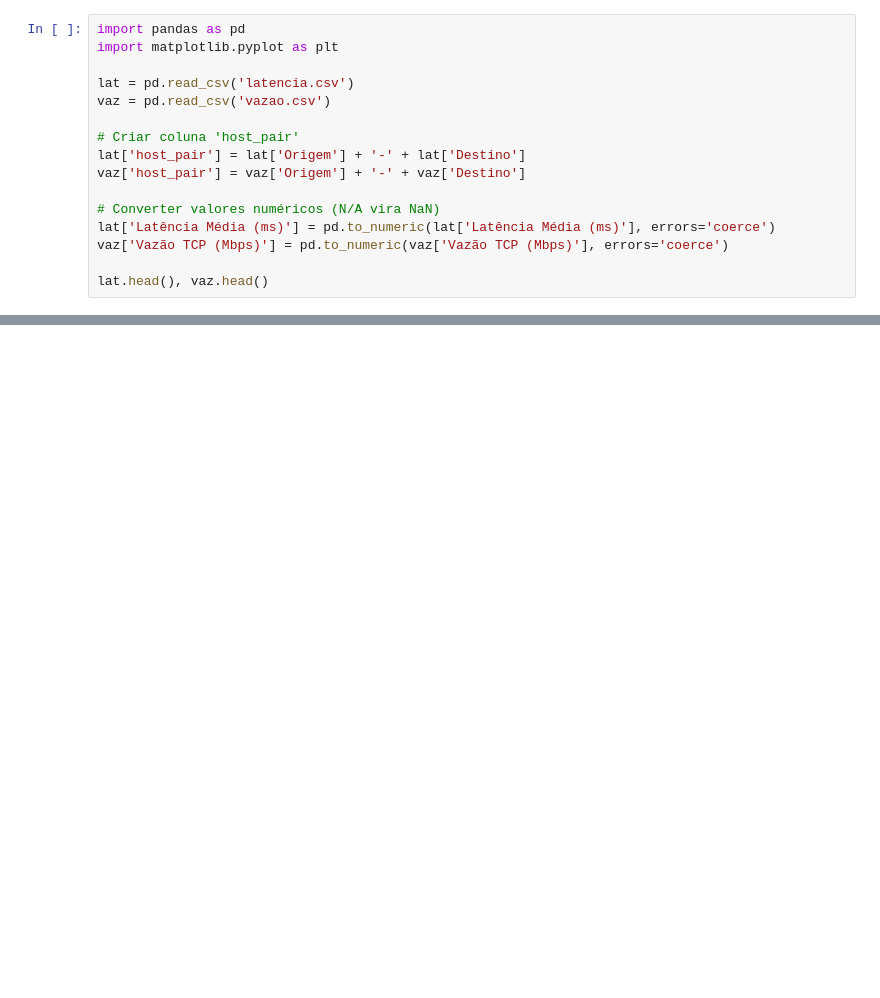
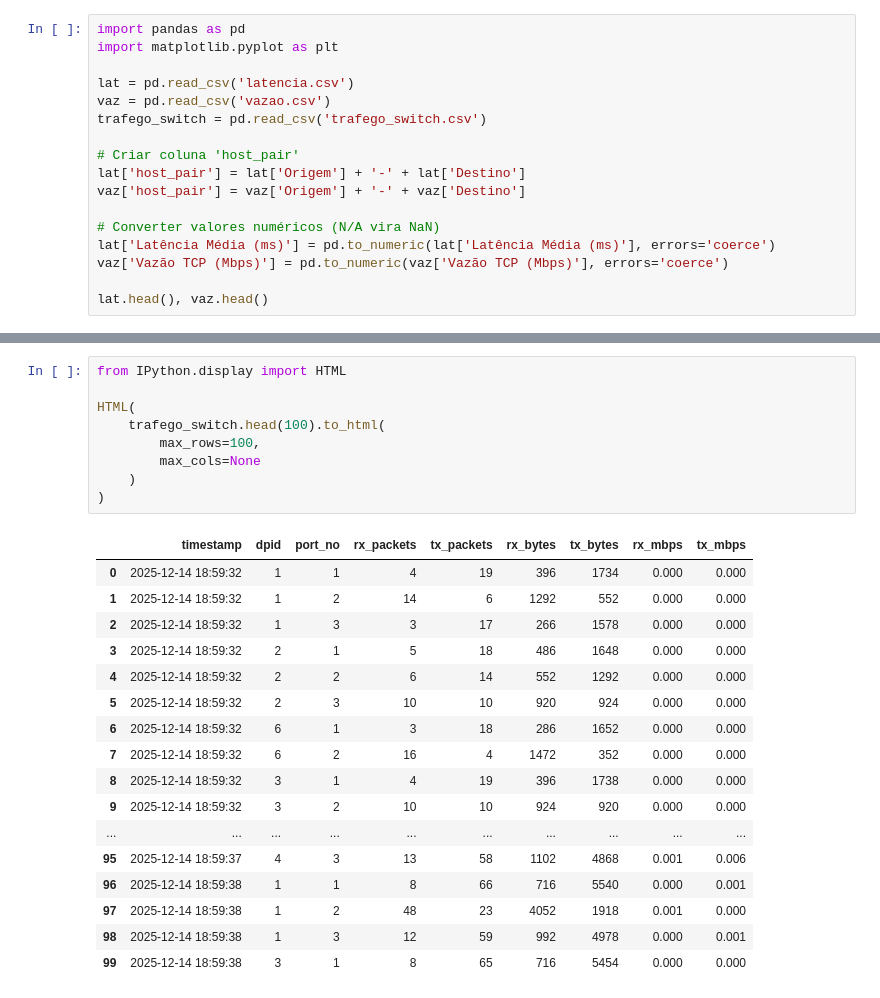
Before and after one commit to Menqui/TRABALHO_REDES, a Jupyter notebook: analise_resultados.ipynb, the cells around one changed output, grey strips where cells are left out. Drawn from its saved outputs; the diff is of its cells as text; blank space fills up the shorter version.

```diff
--- a/analise_resultados.ipynb
+++ b/analise_resultados.ipynb
@@ -7,6 +28,7 @@ import matplotlib.pyplot as plt
 
 lat = pd.read_csv('latencia.csv')
 vaz = pd.read_csv('vazao.csv')
+trafego_switch = pd.read_csv('trafego_switch.csv')
 
 # Criar coluna 'host_pair'
 lat['host_pair'] = lat['Origem'] + '-' + lat['Destino']
@@ -49,0 +91,27 @@ plt.show()
+# %%
+from IPython.display import HTML
+
+HTML(
+    trafego_switch.head(100).to_html(
+        max_rows=100,
+        max_cols=None
+    )
+)
+# %% [output]
+|  | timestamp | dpid | port_no | rx_packets | tx_packets | rx_bytes | tx_bytes | rx_mbps | tx_mbps |
+| 0 | 2025-12-14 18:59:32 | 1 | 1 | 4 | 19 | 396 | 1734 | 0.000 | 0.000 |
+| 1 | 2025-12-14 18:59:32 | 1 | 2 | 14 | 6 | 1292 | 552 | 0.000 | 0.000 |
+| 2 | 2025-12-14 18:59:32 | 1 | 3 | 3 | 17 | 266 | 1578 | 0.000 | 0.000 |
+| 3 | 2025-12-14 18:59:32 | 2 | 1 | 5 | 18 | 486 | 1648 | 0.000 | 0.000 |
+| 4 | 2025-12-14 18:59:32 | 2 | 2 | 6 | 14 | 552 | 1292 | 0.000 | 0.000 |
+| 5 | 2025-12-14 18:59:32 | 2 | 3 | 10 | 10 | 920 | 924 | 0.000 | 0.000 |
+| 6 | 2025-12-14 18:59:32 | 6 | 1 | 3 | 18 | 286 | 1652 | 0.000 | 0.000 |
+| 7 | 2025-12-14 18:59:32 | 6 | 2 | 16 | 4 | 1472 | 352 | 0.000 | 0.000 |
+| 8 | 2025-12-14 18:59:32 | 3 | 1 | 4 | 19 | 396 | 1738 | 0.000 | 0.000 |
+| 9 | 2025-12-14 18:59:32 | 3 | 2 | 10 | 10 | 924 | 920 | 0.000 | 0.000 |
+| ... | ... | ... | ... | ... | ... | ... | ... | ... | ... |
+| 95 | 2025-12-14 18:59:37 | 4 | 3 | 13 | 58 | 1102 | 4868 | 0.001 | 0.006 |
+| 96 | 2025-12-14 18:59:38 | 1 | 1 | 8 | 66 | 716 | 5540 | 0.000 | 0.001 |
+| 97 | 2025-12-14 18:59:38 | 1 | 2 | 48 | 23 | 4052 | 1918 | 0.001 | 0.000 |
+| 98 | 2025-12-14 18:59:38 | 1 | 3 | 12 | 59 | 992 | 4978 | 0.000 | 0.001 |
+| 99 | 2025-12-14 18:59:38 | 3 | 1 | 8 | 65 | 716 | 5454 | 0.000 | 0.000 |
```
Also changed, not shown: parts of 6 cells of this notebook.
